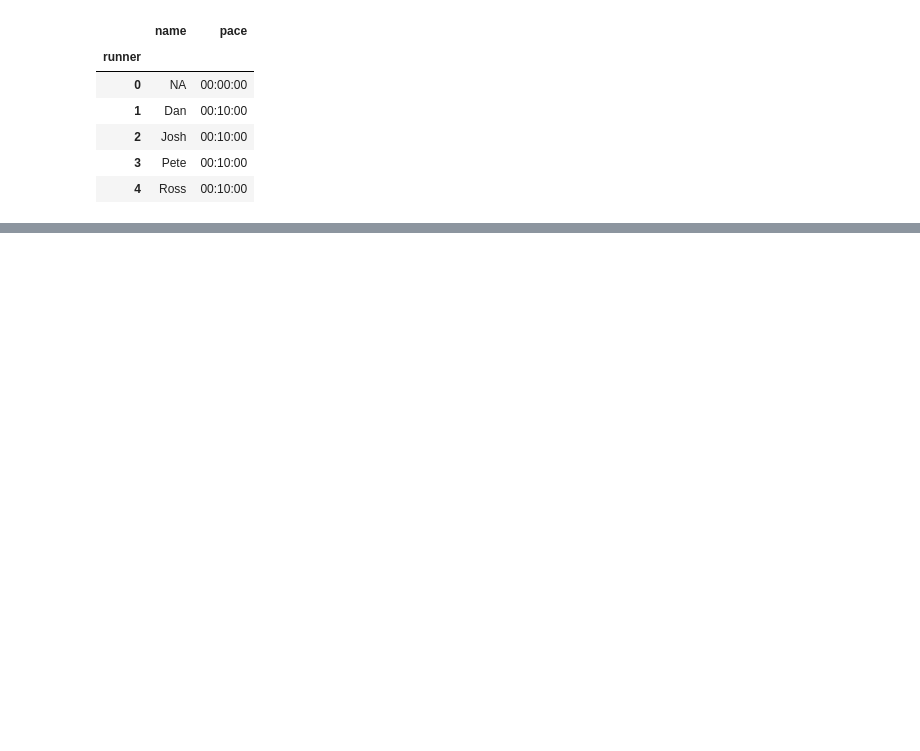
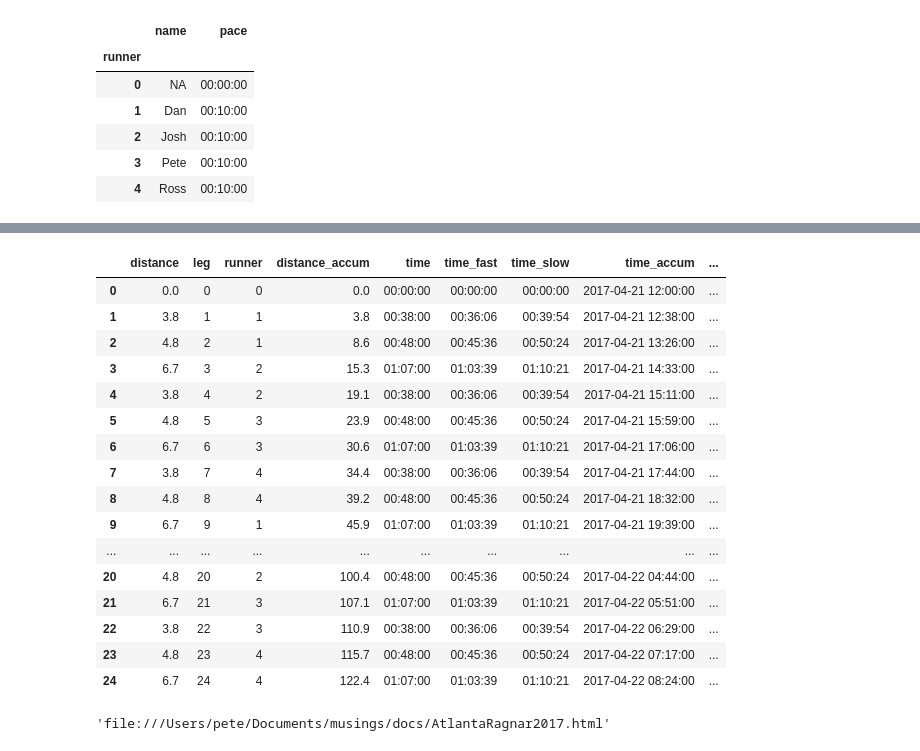
Before and after one commit to peterfpeterson/musings, a Jupyter notebook: AtlantaRagnar2017.ipynb, the cells around one changed output, grey strips where cells are left out. Cells and saved outputs as stored; diff of their text form; code cells hidden in the pictures; blank space fills up the shorter version.

```diff
--- a/AtlantaRagnar2017.ipynb
+++ b/AtlantaRagnar2017.ipynb
@@ -136,0 +134,51 @@ This is the format of your plot grid:
+# %%
+time_start = np.datetime64('2017-04-21T12:00')
+for label in ['time_accum', 'time_accum_fast', 'time_accum_slow']:
+    race[label] = [ time_start+time_accum for time_accum in race[label]]
+race
+# %% [output]
+|  | distance | leg | runner | distance_accum | time | time_fast | time_slow | time_accum | ... |
+| 0 | 0.0 | 0 | 0 | 0.0 | 00:00:00 | 00:00:00 | 00:00:00 | 2017-04-21 12:00:00 | ... |
+| 1 | 3.8 | 1 | 1 | 3.8 | 00:38:00 | 00:36:06 | 00:39:54 | 2017-04-21 12:38:00 | ... |
+| 2 | 4.8 | 2 | 1 | 8.6 | 00:48:00 | 00:45:36 | 00:50:24 | 2017-04-21 13:26:00 | ... |
+| 3 | 6.7 | 3 | 2 | 15.3 | 01:07:00 | 01:03:39 | 01:10:21 | 2017-04-21 14:33:00 | ... |
+| 4 | 3.8 | 4 | 2 | 19.1 | 00:38:00 | 00:36:06 | 00:39:54 | 2017-04-21 15:11:00 | ... |
+| 5 | 4.8 | 5 | 3 | 23.9 | 00:48:00 | 00:45:36 | 00:50:24 | 2017-04-21 15:59:00 | ... |
+| 6 | 6.7 | 6 | 3 | 30.6 | 01:07:00 | 01:03:39 | 01:10:21 | 2017-04-21 17:06:00 | ... |
+| 7 | 3.8 | 7 | 4 | 34.4 | 00:38:00 | 00:36:06 | 00:39:54 | 2017-04-21 17:44:00 | ... |
+| 8 | 4.8 | 8 | 4 | 39.2 | 00:48:00 | 00:45:36 | 00:50:24 | 2017-04-21 18:32:00 | ... |
+| 9 | 6.7 | 9 | 1 | 45.9 | 01:07:00 | 01:03:39 | 01:10:21 | 2017-04-21 19:39:00 | ... |
+| ... | ... | ... | ... | ... | ... | ... | ... | ... | ... |
+| 20 | 4.8 | 20 | 2 | 100.4 | 00:48:00 | 00:45:36 | 00:50:24 | 2017-04-22 04:44:00 | ... |
+| 21 | 6.7 | 21 | 3 | 107.1 | 01:07:00 | 01:03:39 | 01:10:21 | 2017-04-22 05:51:00 | ... |
+| 22 | 3.8 | 22 | 3 | 110.9 | 00:38:00 | 00:36:06 | 00:39:54 | 2017-04-22 06:29:00 | ... |
+| 23 | 4.8 | 23 | 4 | 115.7 | 00:48:00 | 00:45:36 | 00:50:24 | 2017-04-22 07:17:00 | ... |
+| 24 | 6.7 | 24 | 4 | 122.4 | 01:07:00 | 01:03:39 | 01:10:21 | 2017-04-22 08:24:00 | ... |
+# %%
+#layout options
+layout = go.Layout(showlegend=False,)
+
+data = []
+# time with daylight sunrise
+distance_bounds = [race.distance_accum[0], race.distance_accum[race.distance_accum.size-1]]
+data.append(go.Scatter(x=distance_bounds, y=[sunset, sunset], name='sunset', fill=None,
+                  line=dict(width=0.25, color='rgb(255, 204, 0)')))
+data.append(go.Scatter(x=distance_bounds, y=[sunrise, sunrise], name='sunrise', fill='tonexty',
+                  line=dict(width=0.25, color='rgb(255, 204, 0)')))
+
+# uncertainty cone
+data.append(go.Scatter(x=race.distance_accum, y=race['time_accum_slow'], name='slow', fill=None,
+                  line=dict(width=0.25, color='rgb(255, 204, 0)')))
+data.append(go.Scatter(x=race.distance_accum, y=race['time_accum_fast'], name='fast', fill='tonexty',
+                  line=dict(width=0.25, color='rgb(255, 204, 0)')))
+
+# original guess
+data.append(go.Scatter(x=race.distance_accum, y=race['time_accum'], name='est',
+                 line=dict(color='rgb(230, 184, 0)')))
+
+# render
+fig = go.Figure(data = data, layout = layout)
+plotly_args = {'filename':'docs/AtlantaRagnar2017.html'}
+plot(fig, show_link=False, **plotly_args)
+# %% [output]
+'file:///Users/pete/Documents/musings/docs/AtlantaRagnar2017.html'
```
Also changed, not shown: parts of 11 cells of this notebook, 1 other file.
